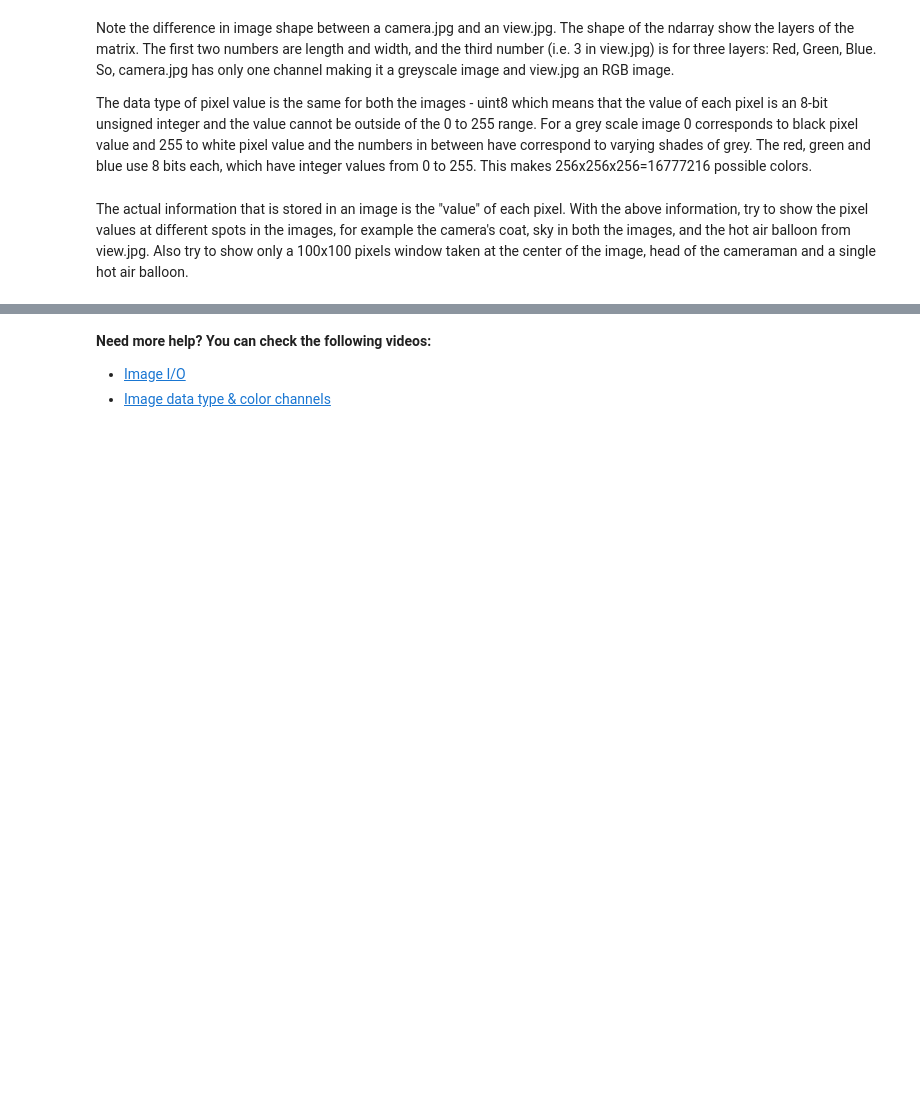
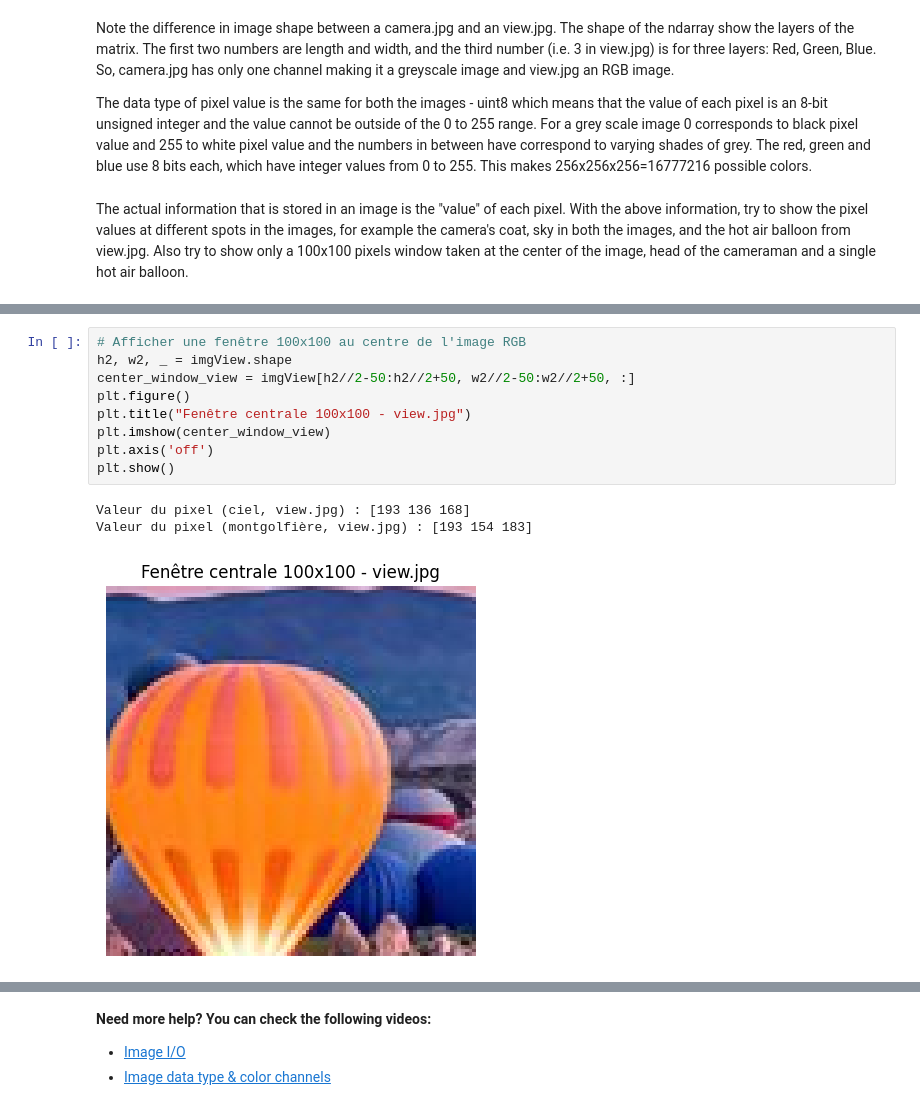
Before and after one commit to mordamed/ImageProcessing, a Jupyter notebook: TP1/TP1_Image_Information.ipynb, the cells around one changed output, grey strips where cells are left out. Saved outputs shown, nothing was run; the diff lists cells and outputs as text; blank space fills up the shorter version.

```diff
--- a/TP1/TP1_Image_Information.ipynb
+++ b/TP1/TP1_Image_Information.ipynb
@@ -60,0 +86,13 @@ Also try to show only a 100x100 pixels window taken at the center of the image,
+# %%
+# Afficher une fenêtre 100x100 au centre de l'image RGB
+h2, w2, _ = imgView.shape
+center_window_view = imgView[h2//2-50:h2//2+50, w2//2-50:w2//2+50, :]
+plt.figure()
+plt.title("Fenêtre centrale 100x100 - view.jpg")
+plt.imshow(center_window_view)
+plt.axis('off')
+plt.show()
+# %% [output]
+Valeur du pixel (ciel, view.jpg) : [193 136 168]
+Valeur du pixel (montgolfière, view.jpg) : [193 154 183]
+[figure, added]
```
Also changed, not shown: parts of 36 cells of this notebook.
